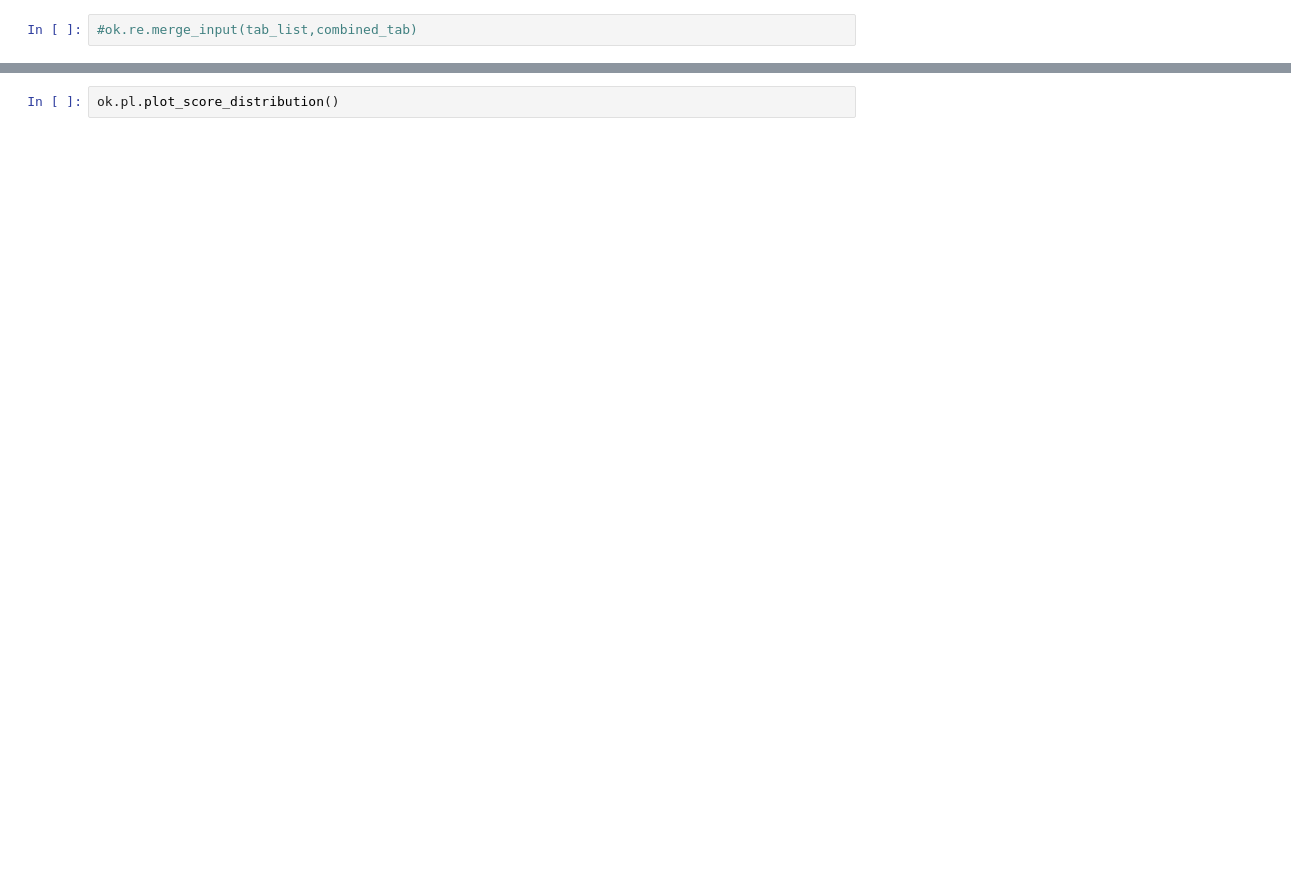
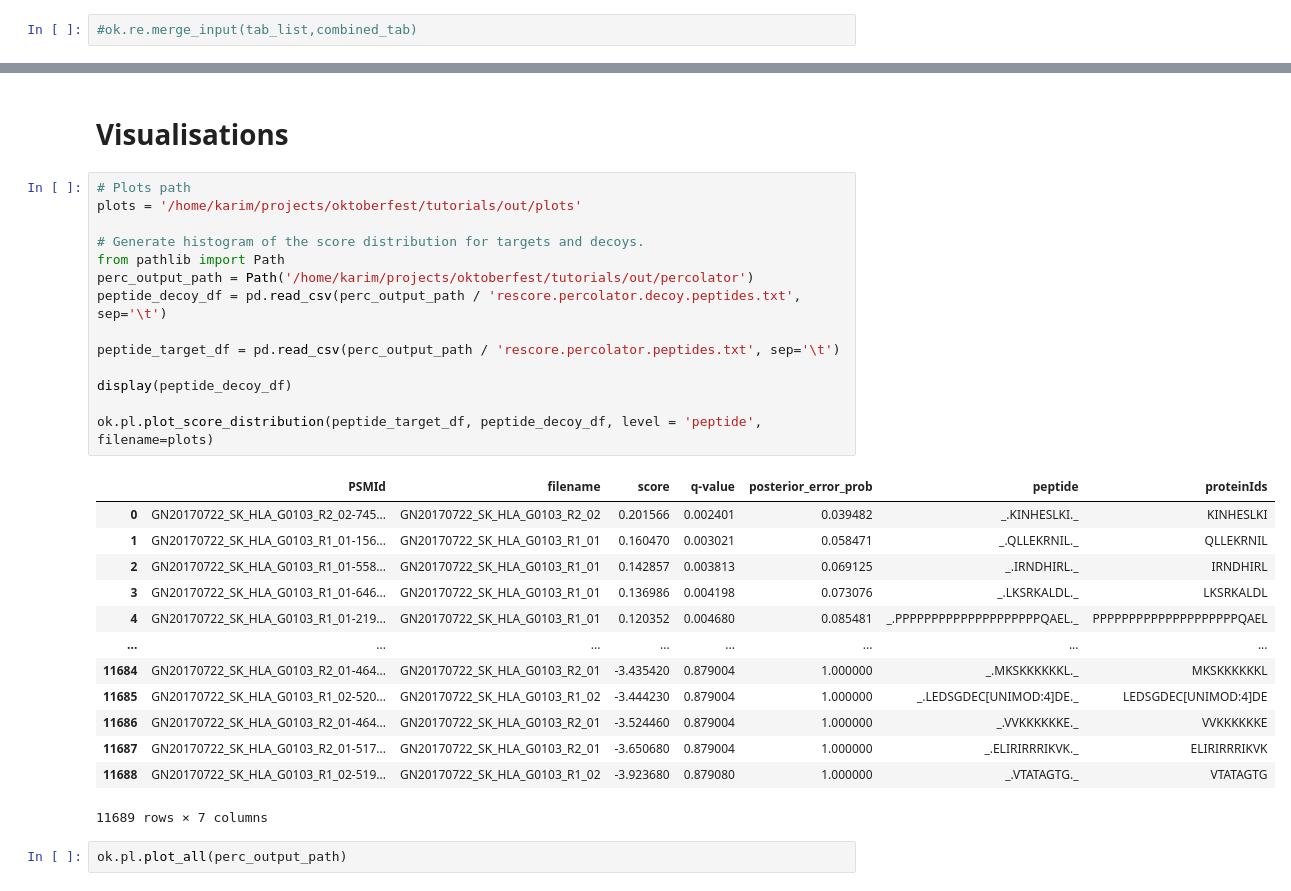
Before and after one commit to wilhelm-lab/oktoberfest, a Jupyter notebook: tutorials/api_tutorial/api_tutorial_rescoring.ipynb, the cells around one changed output, grey strips where cells are left out. Cells and saved outputs as stored; diff of their text form; blank space fills up the shorter version.

Commit message:
added the final api tutorial with all the plottings

```diff
--- a/tutorials/api_tutorial/api_tutorial_rescoring.ipynb
+++ b/tutorials/api_tutorial/api_tutorial_rescoring.ipynb
@@ -302,2 +307,32 @@ ok.re.rescore_with_percolator(original_features, original_percolator)
+# %% [markdown]
+# Visualisations
+# %%
+# Plots path
+plots = '/home/karim/projects/oktoberfest/tutorials/out/plots'
+
+# Generate histogram of the score distribution for targets and decoys.
+from pathlib import Path
+perc_output_path = Path('/home/karim/projects/oktoberfest/tutorials/out/percolator')
+peptide_decoy_df = pd.read_csv(perc_output_path / 'rescore.percolator.decoy.peptides.txt', sep='\t')
+
+peptide_target_df = pd.read_csv(perc_output_path / 'rescore.percolator.peptides.txt', sep='\t')
+
+display(peptide_decoy_df)
+
+ok.pl.plot_score_distribution(peptide_target_df, peptide_decoy_df, level = 'peptide', filename=plots)
+# %% [output]
+|  | PSMId | filename | score | q-value | posterior_error_prob | peptide | proteinIds |
+| 0 | GN20170722_SK_HLA_G0103_R2_02-745... | GN20170722_SK_HLA_G0103_R2_02 | 0.201566 | 0.002401 | 0.039482 | _.KINHESLKI._ | KINHESLKI |
+| 1 | GN20170722_SK_HLA_G0103_R1_01-156... | GN20170722_SK_HLA_G0103_R1_01 | 0.160470 | 0.003021 | 0.058471 | _.QLLEKRNIL._ | QLLEKRNIL |
+| 2 | GN20170722_SK_HLA_G0103_R1_01-558... | GN20170722_SK_HLA_G0103_R1_01 | 0.142857 | 0.003813 | 0.069125 | _.IRNDHIRL._ | IRNDHIRL |
+| 3 | GN20170722_SK_HLA_G0103_R1_01-646... | GN20170722_SK_HLA_G0103_R1_01 | 0.136986 | 0.004198 | 0.073076 | _.LKSRKALDL._ | LKSRKALDL |
+| 4 | GN20170722_SK_HLA_G0103_R1_01-219... | GN20170722_SK_HLA_G0103_R1_01 | 0.120352 | 0.004680 | 0.085481 | _.PPPPPPPPPPPPPPPPPPPPQAEL._ | PPPPPPPPPPPPPPPPPPPPQAEL |
+| ... | ... | ... | ... | ... | ... | ... | ... |
+| 11684 | GN20170722_SK_HLA_G0103_R2_01-464... | GN20170722_SK_HLA_G0103_R2_01 | -3.435420 | 0.879004 | 1.000000 | _.MKSKKKKKKL._ | MKSKKKKKKL |
+| 11685 | GN20170722_SK_HLA_G0103_R1_02-520... | GN20170722_SK_HLA_G0103_R1_02 | -3.444230 | 0.879004 | 1.000000 | _.LEDSGDEC[UNIMOD:4]DE._ | LEDSGDEC[UNIMOD:4]DE |
+| 11686 | GN20170722_SK_HLA_G0103_R2_01-464... | GN20170722_SK_HLA_G0103_R2_01 | -3.524460 | 0.879004 | 1.000000 | _.VVKKKKKKE._ | VVKKKKKKE |
+| 11687 | GN20170722_SK_HLA_G0103_R2_01-517... | GN20170722_SK_HLA_G0103_R2_01 | -3.650680 | 0.879004 | 1.000000 | _.ELIRIRRRIKVK._ | ELIRIRRRIKVK |
+| 11688 | GN20170722_SK_HLA_G0103_R1_02-519... | GN20170722_SK_HLA_G0103_R1_02 | -3.923680 | 0.879080 | 1.000000 | _.VTATAGTG._ | VTATAGTG |
+11689 rows × 7 columns
 # %%
-ok.pl.plot_score_distribution()
+ok.pl.plot_all(perc_output_path)
```
Also changed, not shown: parts of 12 cells of this notebook.
